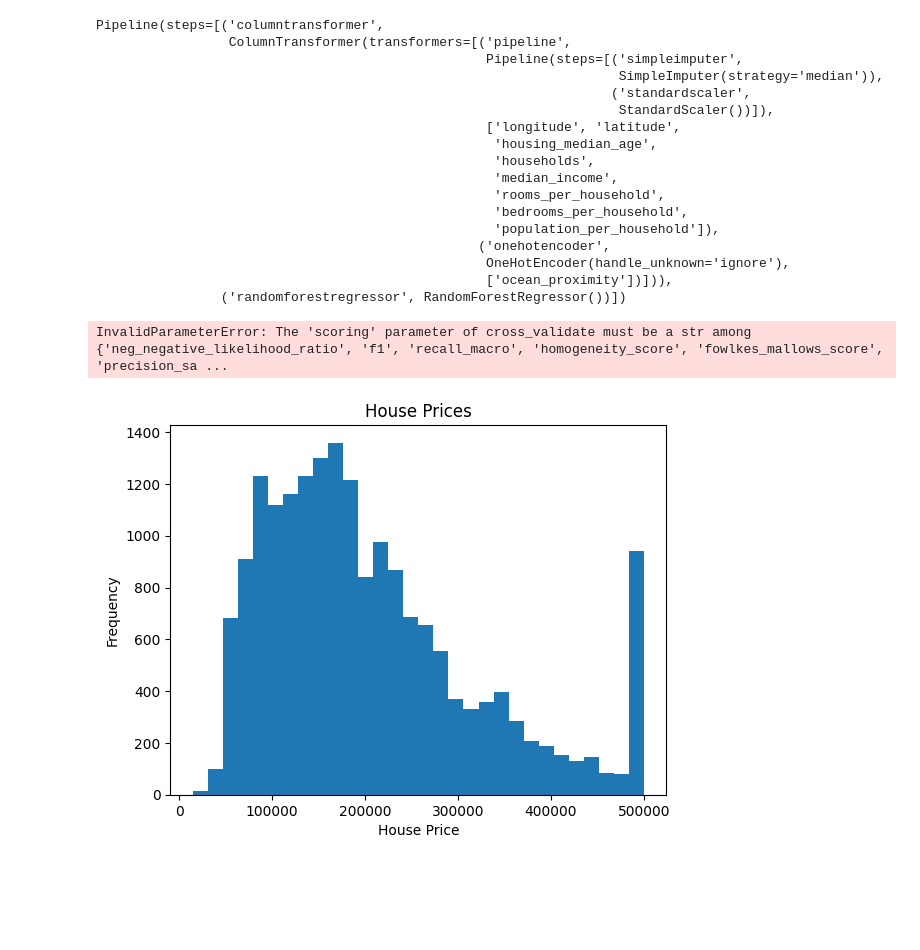
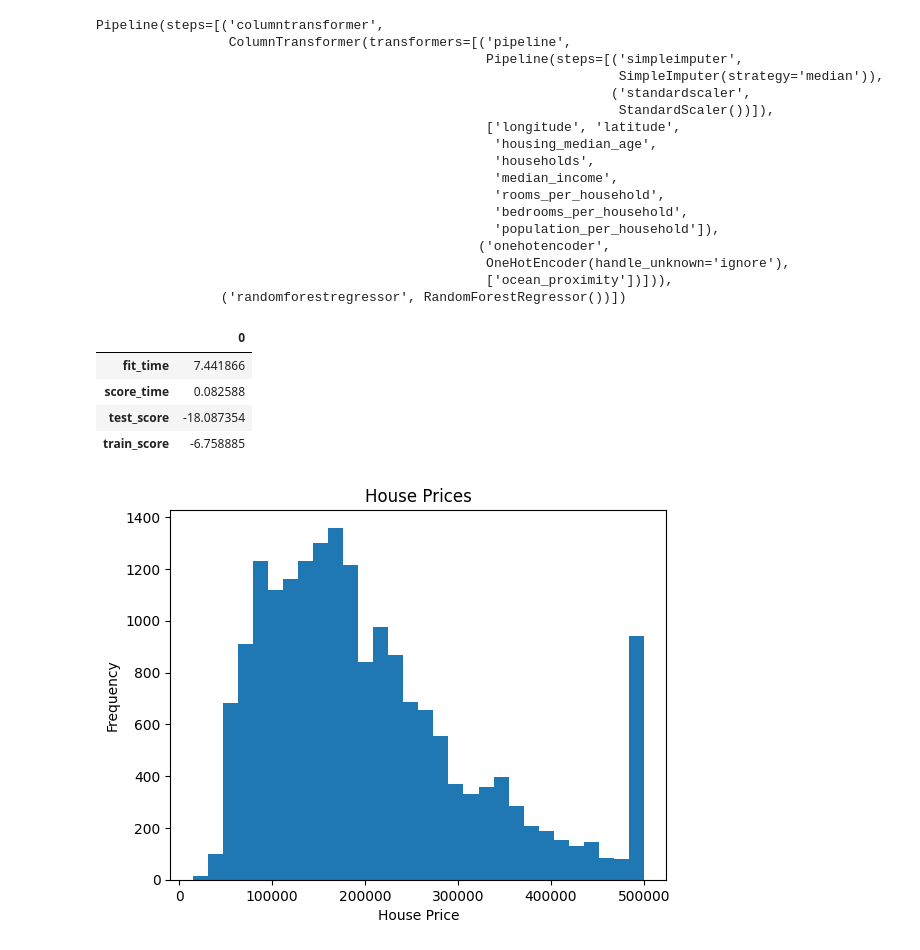
Before and after one commit to ricd99/cpsc330-2025W1, a Jupyter notebook: lectures/tutorials/solutions/03_Preprocessing.ipynb, the cells around one changed output. Drawn from its saved outputs; the diff is of its cells as text; code cells hidden in the pictures; blank space fills up the shorter version.

```diff
--- a/lectures/tutorials/solutions/03_Preprocessing.ipynb
+++ b/lectures/tutorials/solutions/03_Preprocessing.ipynb
@@ -251,8 +251,12 @@ mape_scorer = make_scorer(mape, greater_is_better=False)
 # %%
-scores = cross_validate(pipe, X_train, y_train, scoring="mean_absolute_percent_error", return_train_score=True)
+scores = cross_validate(pipe, X_train, y_train, scoring=mape_scorer, return_train_score=True)
 pd.DataFrame(pd.DataFrame(scores).mean())
 # %% [output]
-InvalidParameterError: The 'scoring' parameter of cross_validate must be a str among {'neg_negative_likelihood_ratio', 'f1', 'recall_macro', 'homogeneity_score', 'fowlkes_mallows_score', 'precision_sa ...
+|  | 0 |
+| fit_time | 7.441866 |
+| score_time | 0.082588 |
+| test_score | -18.087354 |
+| train_score | -6.758885 |
 # %%
 plt.hist(y_train, bins=30)
 plt.xlabel('House Price')
```
Also changed, not shown: parts of 1 cell of this notebook.
